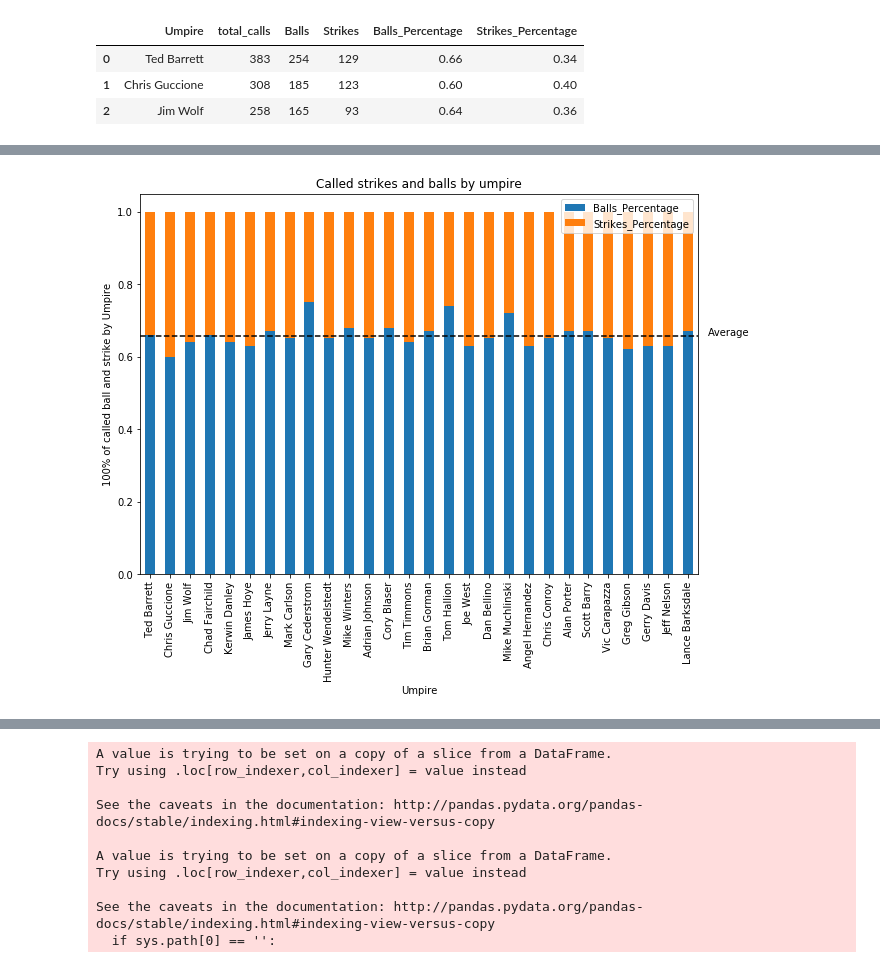
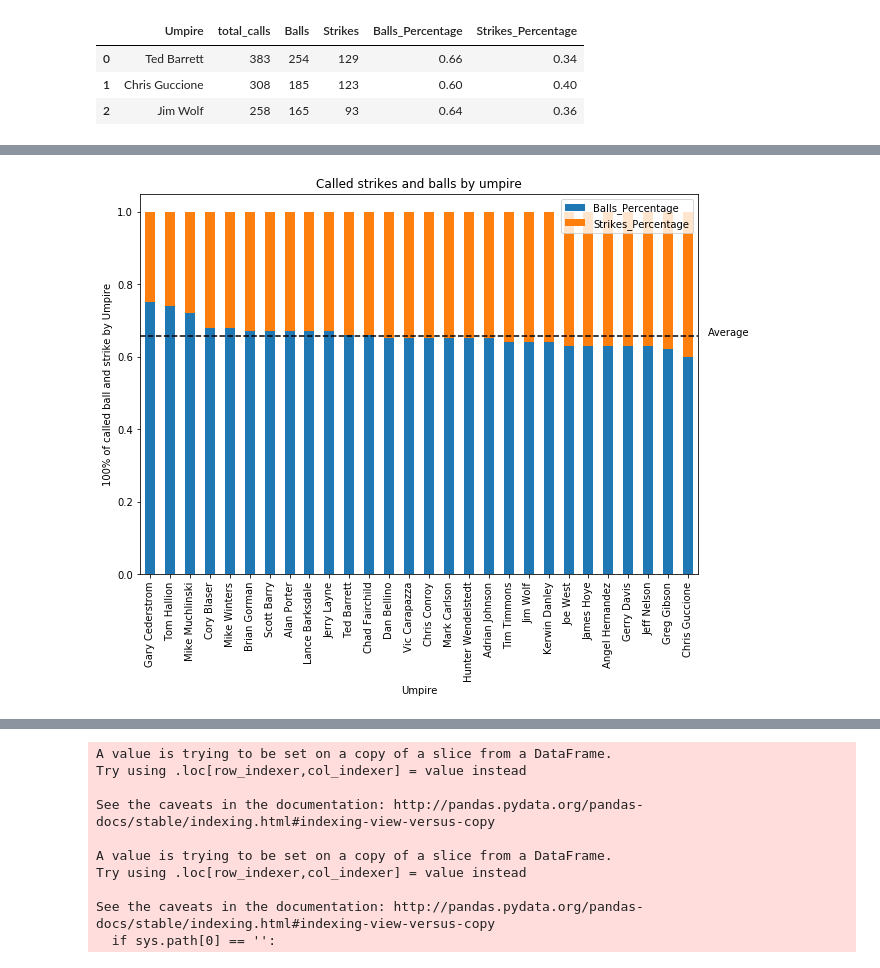
Before and after one commit to ForrestMcDougal/MLB-Postseason-Umpire-Analysis, a Jupyter notebook: Charts.ipynb, the cells around one changed output, grey strips where cells are left out. Drawn from its saved outputs; the diff is of its cells as text; code cells hidden in the pictures.

Commit message:
Add files via upload
Updated the bar chart to be in order of most to least balls

```diff
--- a/Charts.ipynb
+++ b/Charts.ipynb
@@ -460,8 +460,8 @@ umpire_bs_only = pd.DataFrame(umpire_bs, columns=[
 umpire_bs_only
 umpire_bs_only = umpire_bs_only.set_index("Umpire")
 # gender_df_sum.index.name = None
-
-umpire_bs_only.head(3)
+umpire_bs_only_sort = umpire_bs_only.sort_values("Balls_Percentage", ascending=False)
+umpire_bs_only_sort.head(10)
 # %% [output]
 |  | Balls_Percentage | Strikes_Percentage |
 | Umpire |  |  |
@@ -471,18 +478,18 @@ umpire_bs_only.head(3)
 # %%
 # Bar chart of strikes and balls by ump
-umpire_bs_only.loc[:,['Balls_Percentage','Strikes_Percentage']].plot.bar(stacked=True, figsize=(10,7))
+umpire_bs_only_sort.loc[:,['Balls_Percentage','Strikes_Percentage']].plot.bar(stacked=True, figsize=(10,7))
 
 plt.ylabel('100% of called ball and strike by Umpire')
 plt.title('Called strikes and balls by umpire')
 plt.axhline(0.6582, color="k", linestyle="--", label='Average')
 plt.text(28, 0.6582, "Average")
 
 # save the file
 plt.savefig("Images/Percentage_called_ball_and_strike_by_Umpire.png", bbox_inches="tight")
 
 plt.show()
 # %% [output]
-[figure, old version]
+[figure, new version]
 # %%
 # pitch_data_df.head()
 
```
Also changed, not shown: parts of 3 cells of this notebook.
